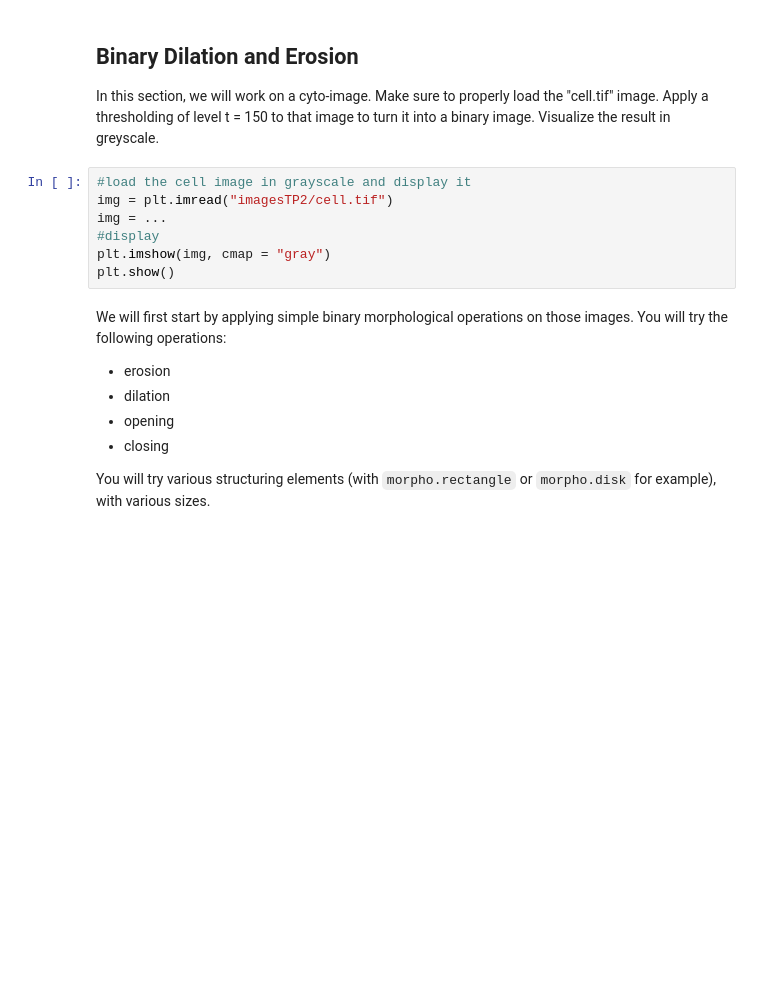
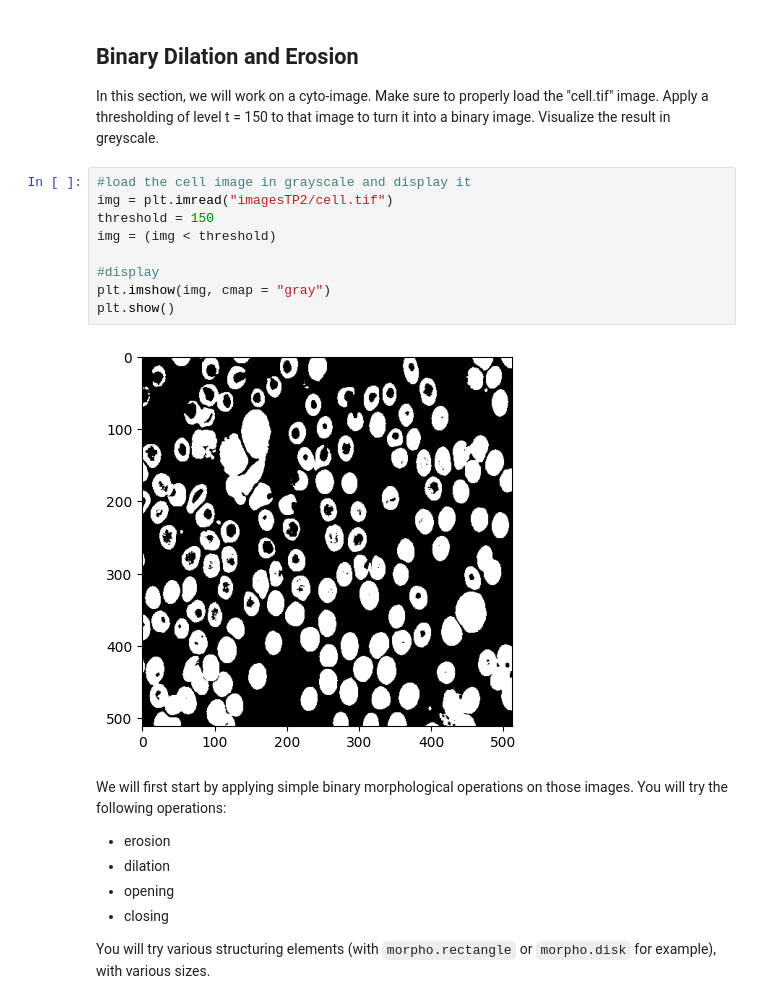
Before and after one commit to Saibot2012/long-exposure-fusion, a Jupyter notebook: pw3_nonlinearfiltering_student.ipynb, the cells around one changed output. Saved outputs shown, nothing was run; the diff lists cells and outputs as text; blank space fills up the shorter version.

```diff
--- a/pw3_nonlinearfiltering_student.ipynb
+++ b/pw3_nonlinearfiltering_student.ipynb
@@ -47,10 +62,14 @@ In this section, we will work on a cyto-image. Make sure to properly load the "c
 # %%
 #load the cell image in grayscale and display it
 img = plt.imread("imagesTP2/cell.tif")
-img = ...
+threshold = 150
+img = (img < threshold)
+
 #display
 plt.imshow(img, cmap = "gray")
 plt.show()
+# %% [output]
+[figure, added]
 # %% [markdown]
 We will first start by applying simple binary morphological operations on those images. You will try the following operations:
 - erosion
```
Also changed, not shown: parts of 11 cells of this notebook.
